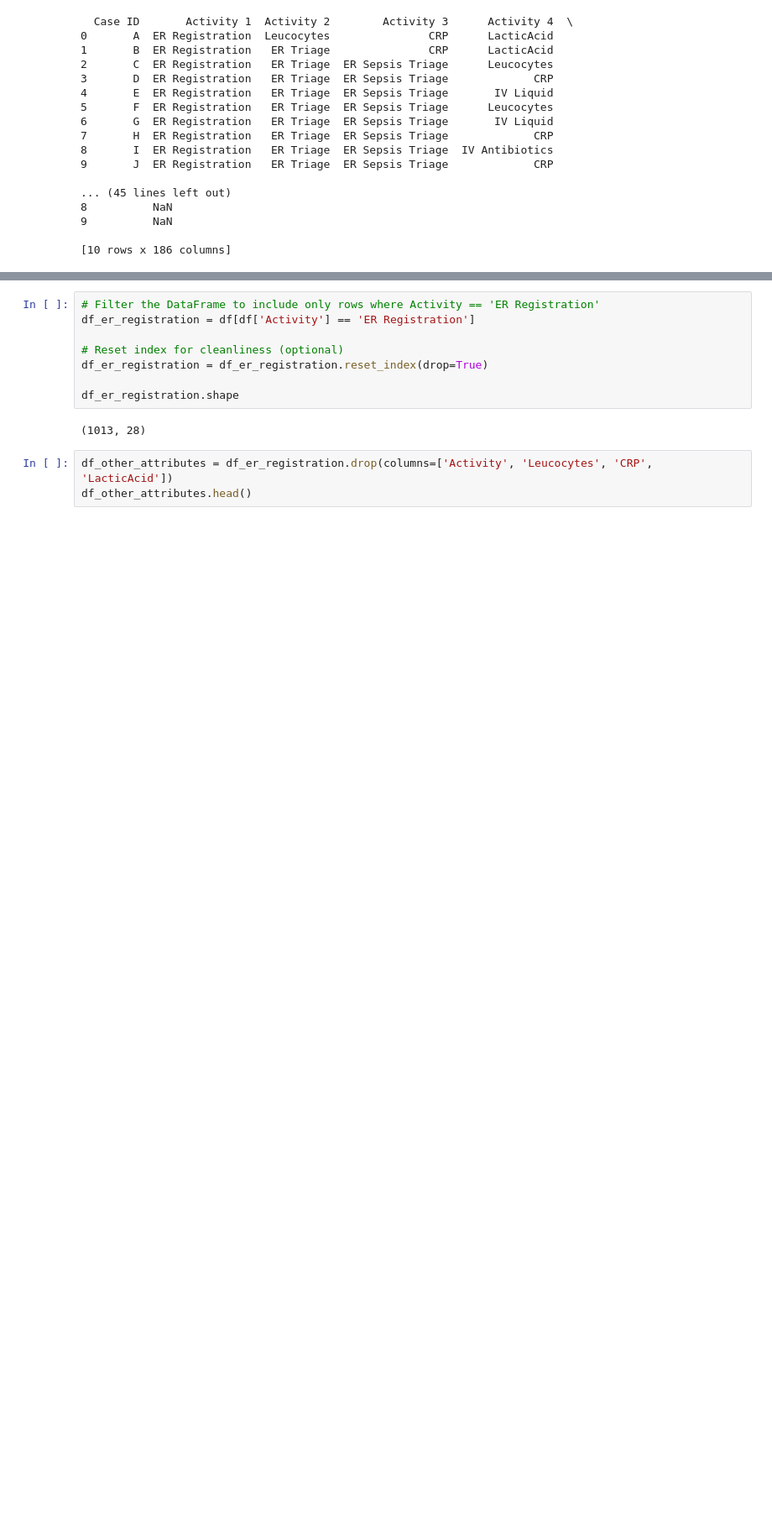
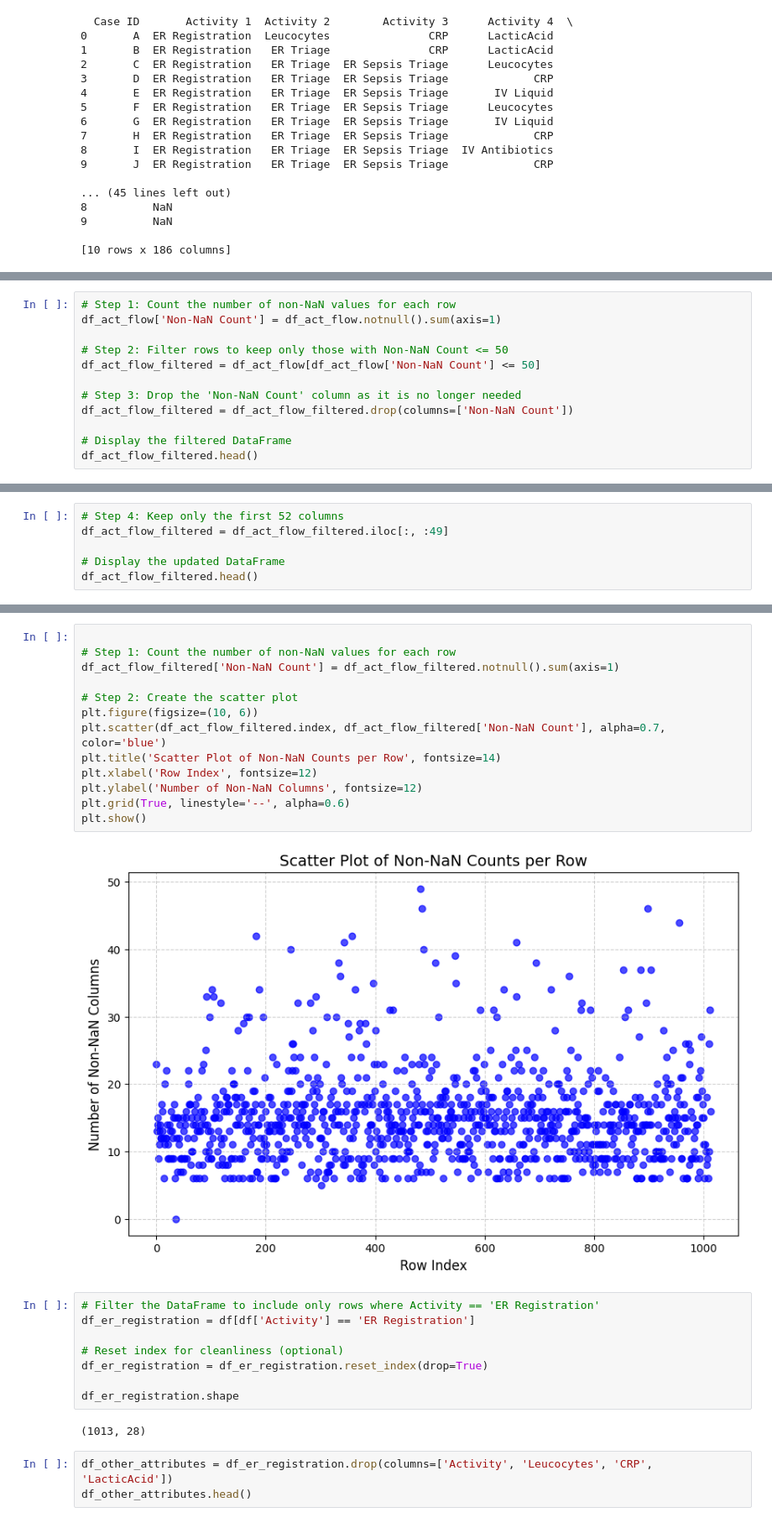
Before and after one commit to mohdkashifansari/Process_Analytics, a Jupyter notebook: model.ipynb, the cells around one changed output, grey strips where cells are left out. Shown at 84% size. Saved outputs shown, nothing was run; the diff lists cells and outputs as text; blank space fills up the shorter version.

```diff
--- a/model.ipynb
+++ b/model.ipynb
@@ -49,0 +65,12 @@ print(df_act_flow.head(10))
+# %%
+# Step 1: Count the number of non-NaN values for each row
+df_act_flow['Non-NaN Count'] = df_act_flow.notnull().sum(axis=1)
+
+# Step 2: Filter rows to keep only those with Non-NaN Count <= 50
+df_act_flow_filtered = df_act_flow[df_act_flow['Non-NaN Count'] <= 50]
+
+# Step 3: Drop the 'Non-NaN Count' column as it is no longer needed
+df_act_flow_filtered = df_act_flow_filtered.drop(columns=['Non-NaN Count'])
+
+# Display the filtered DataFrame
+df_act_flow_filtered.head()
@@ -49,0 +85,6 @@ print(df_act_flow.head(10))
+# %%
+# Step 4: Keep only the first 52 columns
+df_act_flow_filtered = df_act_flow_filtered.iloc[:, :49]
+
+# Display the updated DataFrame
+df_act_flow_filtered.head()
@@ -50,3 +103,18 @@ print(df_act_flow.head(10))
+# %%
+
+# Step 1: Count the number of non-NaN values for each row
+df_act_flow_filtered['Non-NaN Count'] = df_act_flow_filtered.notnull().sum(axis=1)
+
+# Step 2: Create the scatter plot
+plt.figure(figsize=(10, 6))
+plt.scatter(df_act_flow_filtered.index, df_act_flow_filtered['Non-NaN Count'], alpha=0.7, color='blue')
+plt.title('Scatter Plot of Non-NaN Counts per Row', fontsize=14)
+plt.xlabel('Row Index', fontsize=12)
+plt.ylabel('Number of Non-NaN Columns', fontsize=12)
+plt.grid(True, linestyle='--', alpha=0.6)
+plt.show()
+# %% [output]
+[figure, added]
 # %%
 # Filter the DataFrame to include only rows where Activity == 'ER Registration'
 df_er_registration = df[df['Activity'] == 'ER Registration']
```
Also changed, not shown: parts of 5 cells of this notebook.
